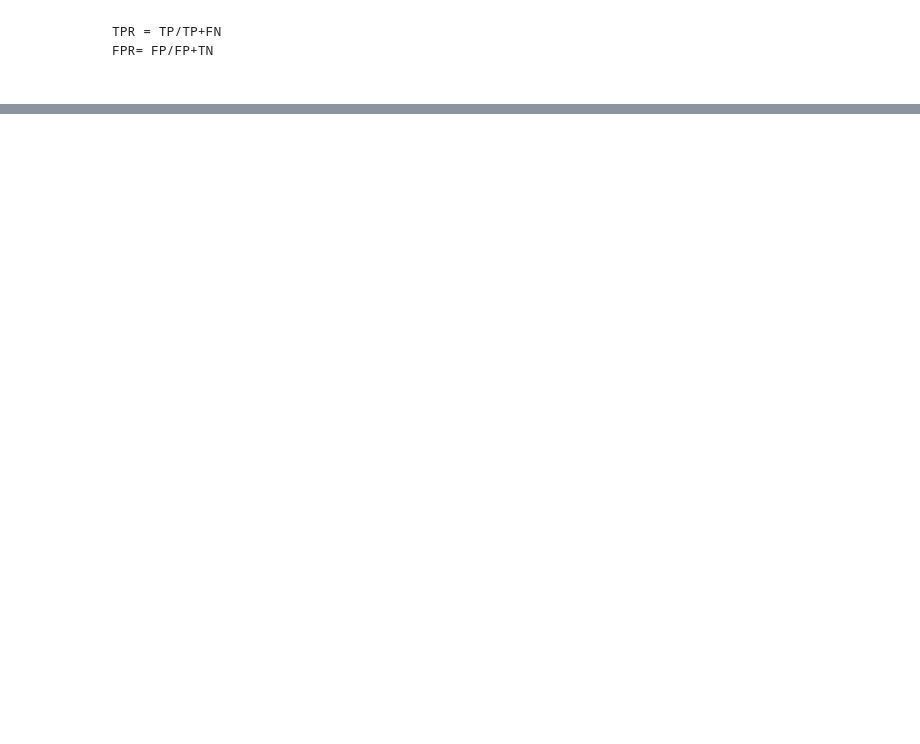
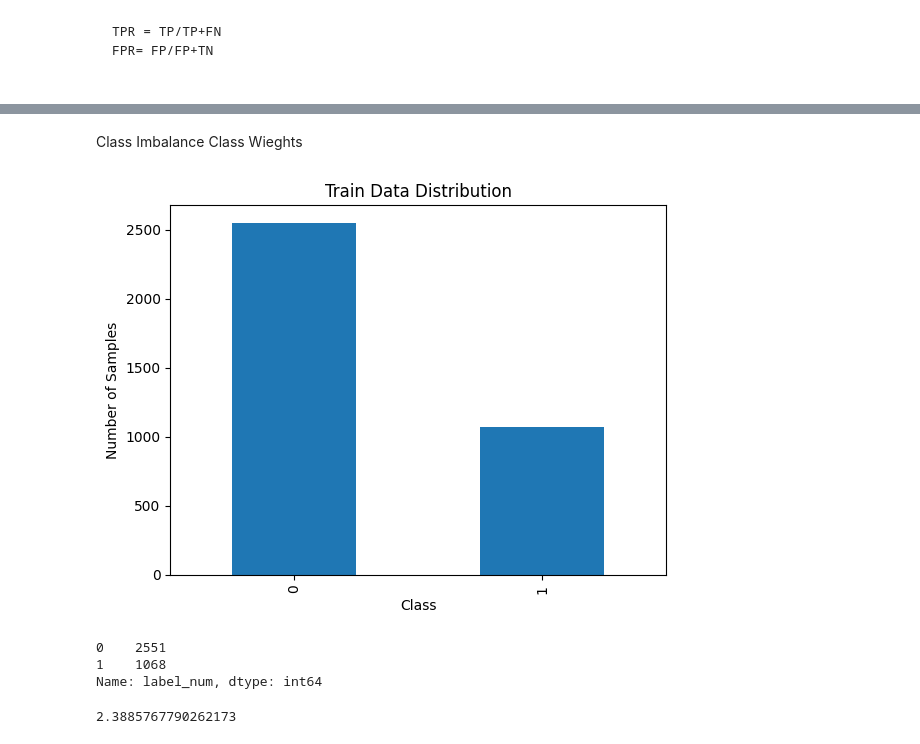
Before and after one commit to SachinScaler/IntroToML-NN_Dec23, a Jupyter notebook: CM_Continued_and_Data_Balancing.ipynb, the cells around one changed output, grey strips where cells are left out. Saved outputs shown, nothing was run; the diff lists cells and outputs as text; code cells hidden in the pictures; blank space fills up the shorter version.

```diff
--- a/CM_Continued_and_Data_Balancing.ipynb
+++ b/CM_Continued_and_Data_Balancing.ipynb
@@ -148,0 +193,22 @@ FPR= FP/FP+TN
+# %% [markdown]
+Class Imbalance Class Wieghts
+# %%
+y_train.value_counts().plot(kind='bar')
+plt.xlabel('Class')
+plt.ylabel('Number of Samples')
+plt.title('Train Data Distribution')
+plt.show()
+# %% [output]
+[figure, added]
+# %%
+y_train.value_counts()
+# %% [output]
+0    2551
+1    1068
+Name: label_num, dtype: int64
+# %%
+2551/1068
+
+# multiply minority class with 2.38
+# %% [output]
+2.3885767790262173
```
Also changed, not shown: parts of 30 cells of this notebook.
